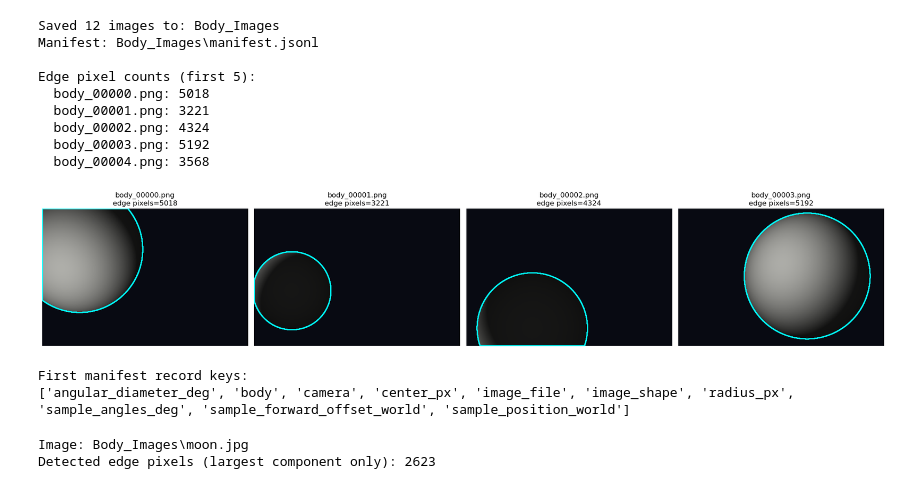
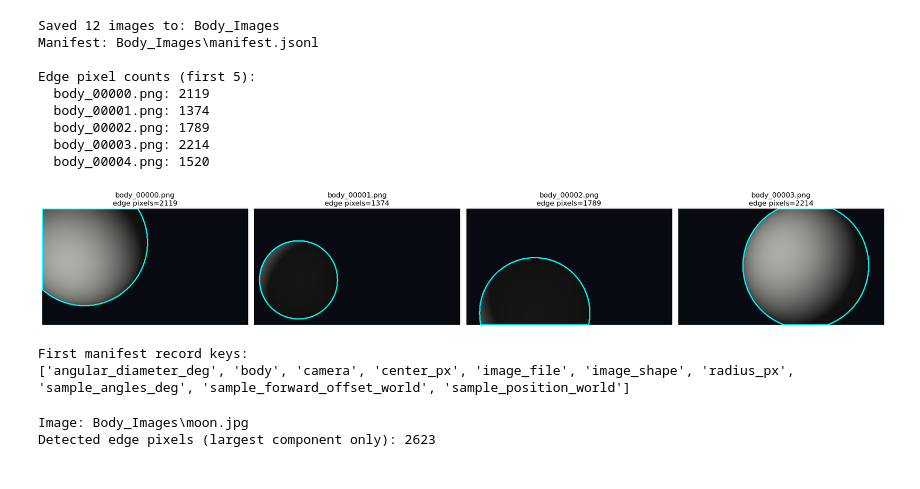
Before and after one commit to colin-skinner/horizon-op-nav, a Jupyter notebook: Measurments/edgedetecton.ipynb, the cells around one changed output. Cells and saved outputs as stored; diff of their text form; code cells hidden in the pictures.

```diff
--- a/Measurments/edgedetecton.ipynb
+++ b/Measurments/edgedetecton.ipynb
@@ -1,23 +16,10 @@
 # %%
-import importlib
-import json
-from pathlib import Path
 
-import matplotlib.pyplot as plt
-import numpy as np
-
-
-
-import SphereGenerator as sg
-import Image_2_points as e2p
-
-sg = importlib.reload(sg)
-e2p = importlib.reload(e2p)
 
 # --- Scene setup ---
 camera = sg.CameraSettings(
-    width=3000,
-    height=2000,
+    width=1280,
+    height=720,
     horizontal_fov_deg=60.0,
     position_world=np.array([0.0, 0.0, 4_000_000.0]),
     forward_world=np.array([0.0, 0.0, -1.0]),
@@ -63,39 +65,39 @@ preview_n = min(4, len(saved_paths))
 fig, axes = plt.subplots(1, preview_n, figsize=(5 * preview_n, 5))
 if preview_n == 1:
     axes = [axes]
 
 for i in range(preview_n):
     img = e2p.load_image_rgb(saved_paths[i])
     edge_result = e2p.find_body_edge_pixels(img, color_tolerance=8.0)
 
     ax = axes[i]
     ax.imshow(img)
     coords = edge_result.edge_coordinates_xy
     if len(coords) > 0:
         ax.scatter(coords[:, 0], coords[:, 1], s=0.5, c="cyan", alpha=0.8)
     ax.set_title(f"{Path(saved_paths[i]).name}\nedge pixels={len(coords)}")
     ax.axis("off")
 
 plt.tight_layout()
 plt.show()
 
 # --- 4) Example: read one manifest record ---
 with open(manifest_path, "r", encoding="utf-8") as f:
     first_record = json.loads(f.readline())
 
 print("\nFirst manifest record keys:")
 print(sorted(first_record.keys()))
 # %% [output]
 Saved 12 images to: Body_Images
 Manifest: Body_Images\manifest.jsonl
 
 Edge pixel counts (first 5):
-  body_00000.png: 5018
-  body_00001.png: 3221
-  body_00002.png: 4324
-  body_00003.png: 5192
-  body_00004.png: 3568
+  body_00000.png: 2119
+  body_00001.png: 1374
+  body_00002.png: 1789
+  body_00003.png: 2214
+  body_00004.png: 1520
-[figure, old version]
+[figure, new version]
 First manifest record keys:
 ['angular_diameter_deg', 'body', 'camera', 'center_px', 'image_file', 'image_shape', 'radius_px', 'sample_angles_deg', 'sample_forward_offset_world', 'sample_position_world']
 # %%
```
Also changed, not shown: parts of 4 cells of this notebook, 19 other files.
